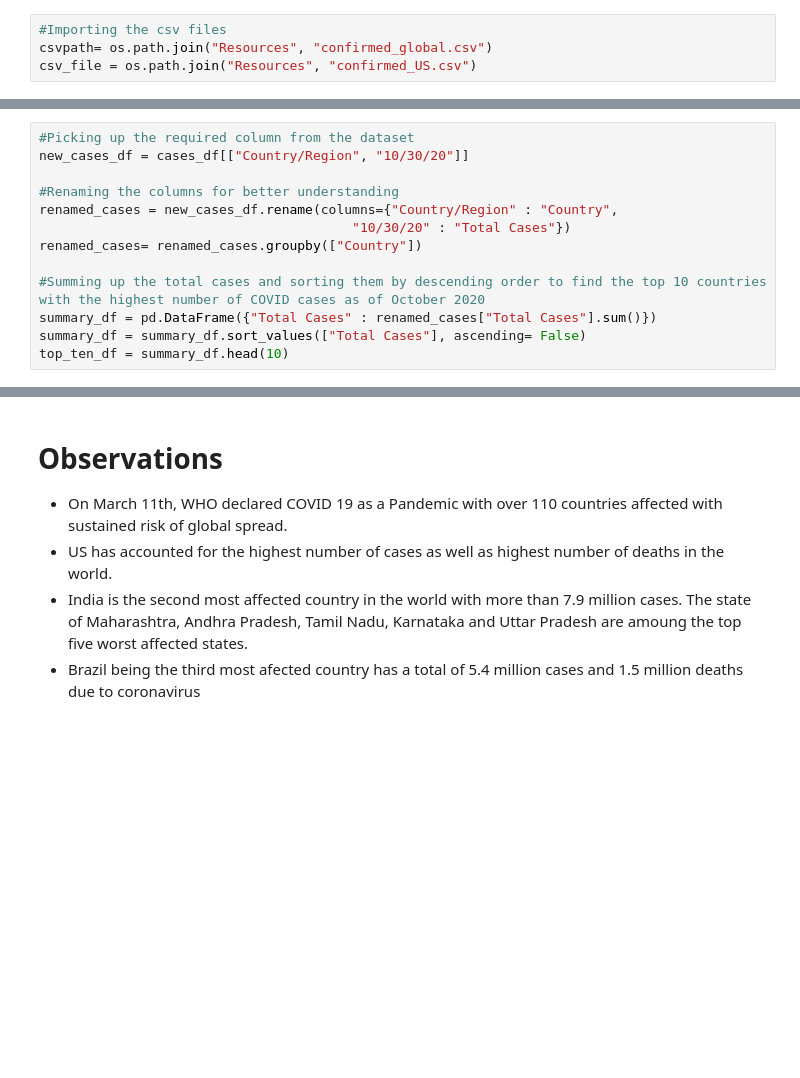
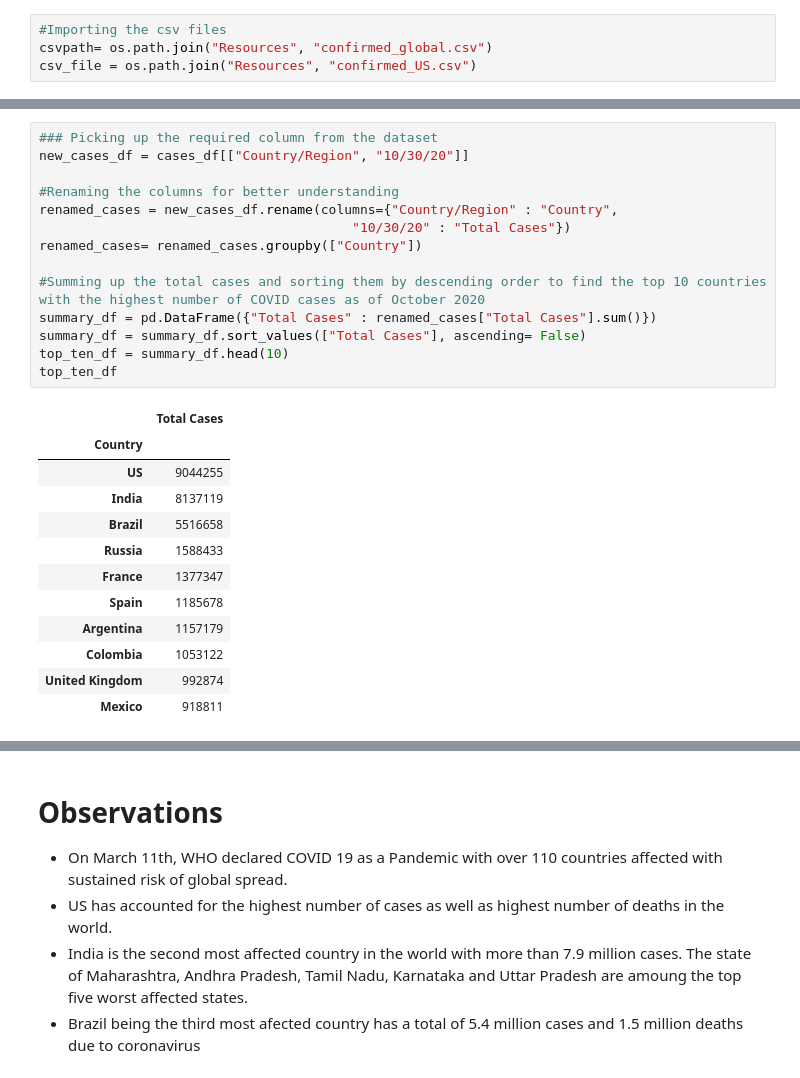
Before and after one commit to chenghaohan/Team_Anti-COVID_Project1, a Jupyter notebook: COVID_Case_Count.ipynb, the cells around one changed output, grey strips where cells are left out. Saved outputs shown, nothing was run; the diff lists cells and outputs as text; blank space fills up the shorter version.

```diff
--- a/COVID_Case_Count.ipynb
+++ b/COVID_Case_Count.ipynb
@@ -17,16 +32,30 @@ confirmed_df = pd.read_csv(csv_file, encoding="utf-8")
 # %%
-#Picking up the required column from the dataset
+### Picking up the required column from the dataset
 new_cases_df = cases_df[["Country/Region", "10/30/20"]]
 
 #Renaming the columns for better understanding
 renamed_cases = new_cases_df.rename(columns={"Country/Region" : "Country",
                                         "10/30/20" : "Total Cases"})
 renamed_cases= renamed_cases.groupby(["Country"])
 
 #Summing up the total cases and sorting them by descending order to find the top 10 countries with the highest number of COVID cases as of October 2020
 summary_df = pd.DataFrame({"Total Cases" : renamed_cases["Total Cases"].sum()})
 summary_df = summary_df.sort_values(["Total Cases"], ascending= False)
 top_ten_df = summary_df.head(10)
+top_ten_df
+# %% [output]
+|  | Total Cases |
+| Country |  |
+| US | 9044255 |
+| India | 8137119 |
+| Brazil | 5516658 |
+| Russia | 1588433 |
+| France | 1377347 |
+| Spain | 1185678 |
+| Argentina | 1157179 |
+| Colombia | 1053122 |
+| United Kingdom | 992874 |
+| Mexico | 918811 |
 # %%
 #Plotting the top 10 countries with the highest number of case count
 top_ten_df.plot(kind="bar", color = "red", alpha = 0.8, figsize = (6,4))
```
Also changed, not shown: parts of 2 cells of this notebook, 2 other files.
